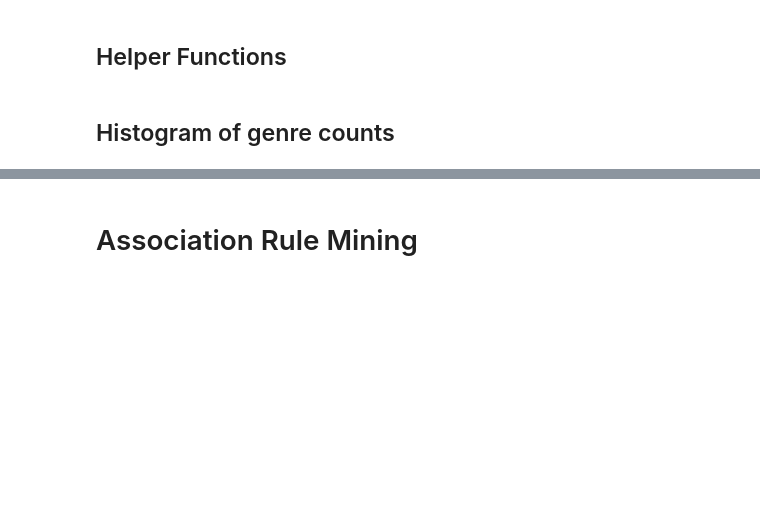
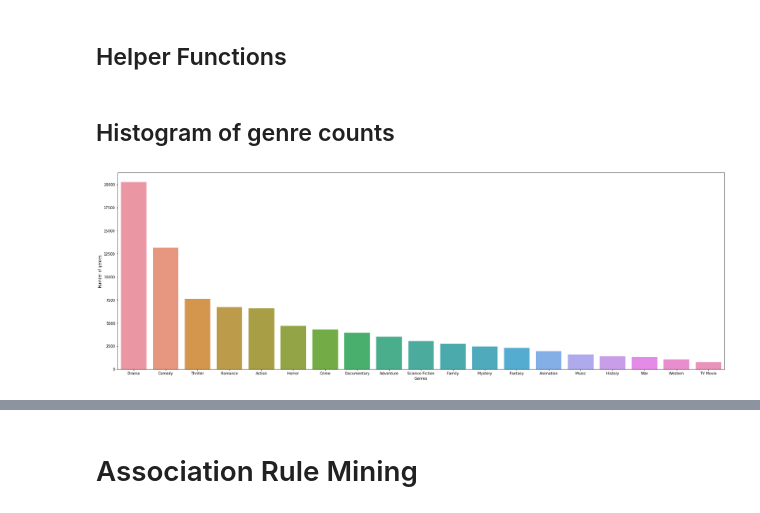
Before and after one commit to shapu/Data-Mining-Final-Project, a Jupyter notebook: MovieDatasetClassification.ipynb, the cells around one changed output, grey strips where cells are left out. Cells and saved outputs as stored; diff of their text form; code cells hidden in the pictures; blank space fills up the shorter version.

```diff
--- a/MovieDatasetClassification.ipynb
+++ b/MovieDatasetClassification.ipynb
@@ -127,6 +129,12 @@ def join(df1,df2,col_name,count=100):
     (df,unique_labels) = generate_labels(df,col_name,count)
     return (df,unique_labels)
 
+def convert_to_int(idx):
+    try:
+        return int(idx)
+    except:
+        return np.nan
+
 def encode_date(df,col_name):
     df = df[df[col_name].apply(lambda x: isinstance(x,str))]
     df = df.assign(year = 0)
@@ -147,7 +155,9 @@ def encode_date(df,col_name):
 # %% [markdown]
 ## Generate labels for genres (etc.)
 # %%
-keywords = convert_to_list(keywords,'keywords')
+movie_metadata = movie_metadata[movie_metadata['id'].notnull()]
+movie_metadata['id'] = movie_metadata['id'].apply(convert_to_int)
+movie_metadata = movie_metadata[movie_metadata['id'].notnull()]
 (movie_metadata,orig_lang_labels) = one_hot_encode(movie_metadata,'original_language',
                                 'original_language')
 movie_metadata = convert_to_list(movie_metadata,'spoken_languages')
@@ -161,10 +171,9 @@ movie_metadata = convert_to_list(movie_metadata,'production_countries')
                                                        'production_countries',200)
 movie_metadata = convert_to_list(movie_metadata,'genres')
 (movie_metadata,genres) = generate_labels(movie_metadata,'genres')
+keywords = convert_to_list(keywords,'keywords')
 keywords = keywords.groupby('id').agg(lambda x: x.tolist())
-movie_metadata = movie_metadata[movie_metadata['id'].notnull()]
-movie_metadata['id'] = movie_metadata['id'].apply(int)
-(movie_metadata,frequent_keywords) = join(movie_metadata,keywords,'keywords',50)
+(movie_metadata,frequent_keywords) = join(movie_metadata,keywords,'keywords',100)
 del keywords
 movie_metadata = encode_date(movie_metadata,'release_date')
 movie_metadata = encode_bool_to_binary(movie_metadata,'adult')
@@ -269,2 +288,6 @@ def plot_boxplots(df,cols,col_name,size=(50,20)):
 # %% [markdown]
 ## Histogram of genre counts
+# %%
+plot_histogram(genres,'Genres','Number of genres',invert=True)
+# %% [output]
+[figure, added]
```
Also changed, not shown: parts of 28 cells of this notebook.
